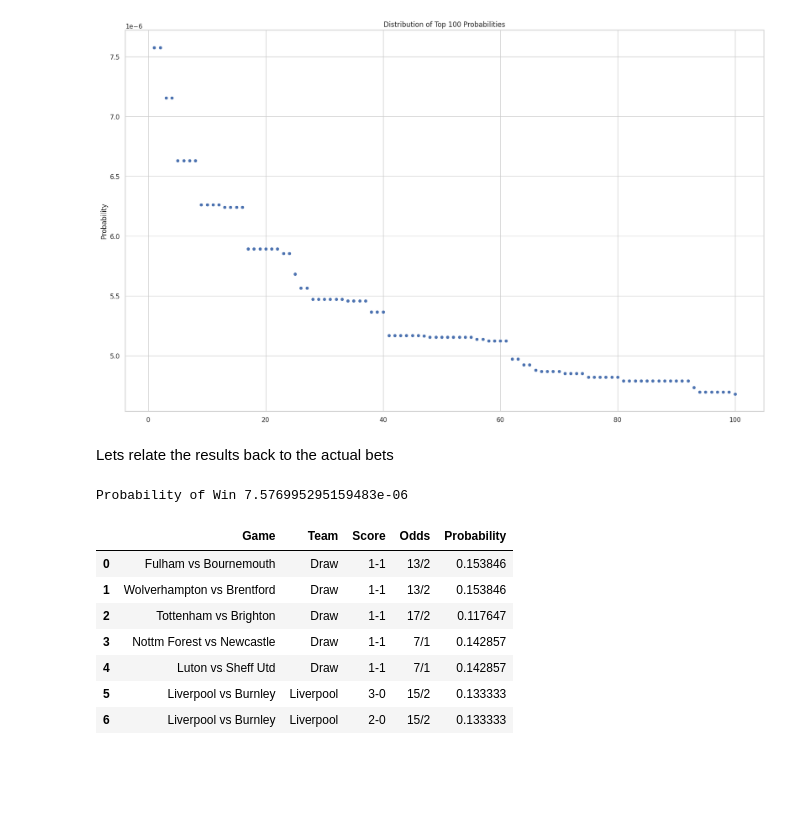
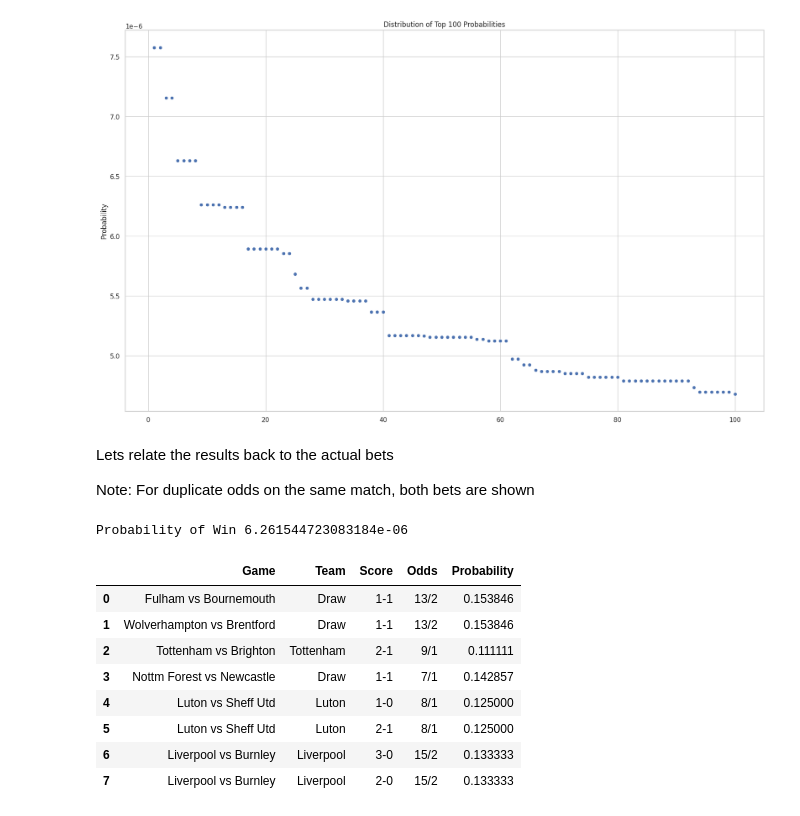
Before and after one commit to jamiemilsom/scraping_tool, a Jupyter notebook: analysis.ipynb, the cells around one changed output. Drawn from its saved outputs; the diff is of its cells as text; code cells hidden in the pictures; blank space fills up the shorter version.

Commit message:
added different prizes

```diff
--- a/analysis.ipynb
+++ b/analysis.ipynb
@@ -74,11 +74,16 @@ First lets define a search grid
 num_outcomes = 5
 df = top_n_outcomes_from_folder('Matches 060224', num_outcomes)
 
-param_grid = OrderedDict()
+temp_dict = OrderedDict()
 for game in df['Game'].unique():
     game_probs = []
     for i in range(len(df)):
         if df['Game'][i] == game:
             game_probs.append(df['Probability'].iloc[i:i+num_outcomes -1].tolist())
-    param_grid[game] = game_probs
-param_grid
+    temp_dict[game] = game_probs
+
+param_grid = OrderedDict()
+for key, value in temp_dict.items():
+    param_grid[key] = [v[0] for v in value]
+
+#param_grid
@@ -103,12 +90,14 @@ OrderedDict([('Fulham vs Bournemouth',
 # %% [markdown]
 Now lets use an exhaustive search to find the top performing combinations
 # %%
-n = 100
+n = 100 # Number of top results to show
+number_of_bets_correct_to_win = 6 # Set to see probabilities for different prizes
 
 def total_probability(probabilities_list):
     total = 1
+    probabilities_list = sorted(probabilities_list, reverse=True)[:number_of_bets_correct_to_win]
     for probabilities in probabilities_list:
-        total *= probabilities[0]
+        total *= probabilities
     return total
 
 top_results = []
@@ -158,31 +147,34 @@ plt.show()
 [figure]
 # %% [markdown]
 Lets relate the results back to the actual bets
+
+Note: For duplicate odds on the same match, both bets are shown
 # %%
 def bet_to_make(individual_result, df = df):
     result, params = individual_result
     bet_df = pd.DataFrame(columns=['Game', 'Team', 'Score','Odds', 'Probability'])
     for idx, param_to_check in enumerate(params):
-        matching_rows = df.loc[(df['Game'] == list(param_grid.keys())[idx]) & (df['Probability'] == param_to_check[0])]
+        matching_rows = df.loc[(df['Game'] == list(param_grid.keys())[idx]) & (df['Probability'] == param_to_check)]
 
         bet_df = pd.concat([bet_df, matching_rows],ignore_index=True)
 
     return bet_df, result
 
-placement = 1 # 1 is best result, 2 is second best result, etc.
+placement = 10 # 1 is best result, 2 is second best result, etc.
 bet_df, result = bet_to_make(individual_result=top_results[placement-1])
 print(f'Probability of Win {result}')
 bet_df
 # %% [output]
-Probability of Win 7.576995295159483e-06
+Probability of Win 6.261544723083184e-06
 |  | Game | Team | Score | Odds | Probability |
 | 0 | Fulham vs Bournemouth | Draw | 1-1 | 13/2 | 0.153846 |
 | 1 | Wolverhampton vs Brentford | Draw | 1-1 | 13/2 | 0.153846 |
-| 2 | Tottenham vs Brighton | Draw | 1-1 | 17/2 | 0.117647 |
+| 2 | Tottenham vs Brighton | Tottenham | 2-1 | 9/1 | 0.111111 |
 | 3 | Nottm Forest vs Newcastle | Draw | 1-1 | 7/1 | 0.142857 |
-| 4 | Luton vs Sheff Utd | Draw | 1-1 | 7/1 | 0.142857 |
-| 5 | Liverpool vs Burnley | Liverpool | 3-0 | 15/2 | 0.133333 |
-| 6 | Liverpool vs Burnley | Liverpool | 2-0 | 15/2 | 0.133333 |
+| 4 | Luton vs Sheff Utd | Luton | 1-0 | 8/1 | 0.125000 |
+| 5 | Luton vs Sheff Utd | Luton | 2-1 | 8/1 | 0.125000 |
+| 6 | Liverpool vs Burnley | Liverpool | 3-0 | 15/2 | 0.133333 |
+| 7 | Liverpool vs Burnley | Liverpool | 2-0 | 15/2 | 0.133333 |
 # %%
 print(f'Probability of Win: {result}')
 # %% [output]
```
Also changed, not shown: parts of 4 cells of this notebook.
